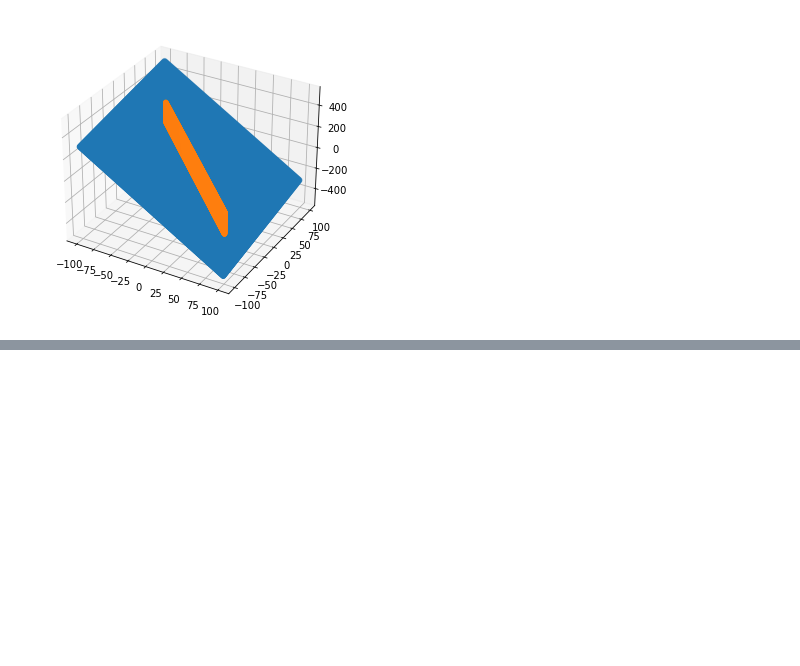
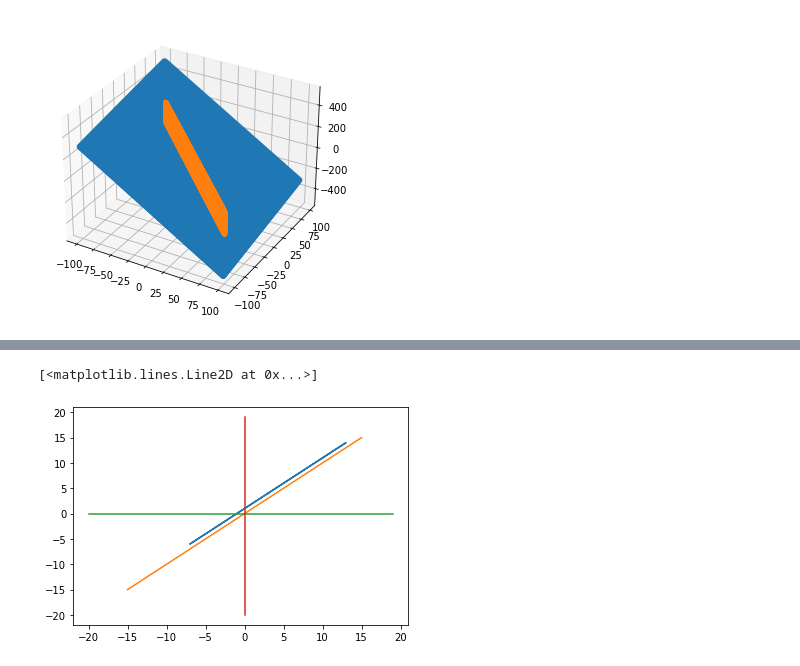
Before and after one commit to shivakumarjayaraman/ctm, a Jupyter notebook: vector/Vector Spaces.ipynb, the cells around one changed output, grey strips where cells are left out. Cells and saved outputs as stored; diff of their text form; code cells hidden in the pictures; blank space fills up the shorter version.

```diff
--- a/vector/Vector Spaces.ipynb
+++ b/vector/Vector Spaces.ipynb
@@ -193,0 +268,18 @@ ax.scatter(points2[:, 0], points2[:, 1], points2[:, 2])
+# %%
+## Affine hull of (2,3) (3, 4) (4, 5)
+a = np.array([2, 3])
+b = np.array([3, 4])
+c = np.array([4, 5])
+
+points = np.array([(x*a) + (1-x-y)*b + (y*c) for x in np.arange(-5, 5, 0.01) for y in np.arange(-5, 5, 0.01)])
+plt.plot(points[:, 0], points[:, 1])
+origPts = np.array([x*(b-a) + y*(c-a) for x in np.arange(-5, 5, 0.01) for y in np.arange(-5, 5, 0.01)])
+plt.plot(origPts[:, 0], origPts[:, 1])
+
+##plt.plot([0.5, 3.5], [1, 3])
+## plot x and y axes
+plt.plot(np.arange(-20, 20), np.zeros(40))
+plt.plot(np.zeros(40), np.arange(-20, 20))
+# %% [output]
+[<matplotlib.lines.Line2D at 0x...>]
+[figure, added]
```
Also changed, not shown: parts of 5 cells of this notebook, 13 other files.
